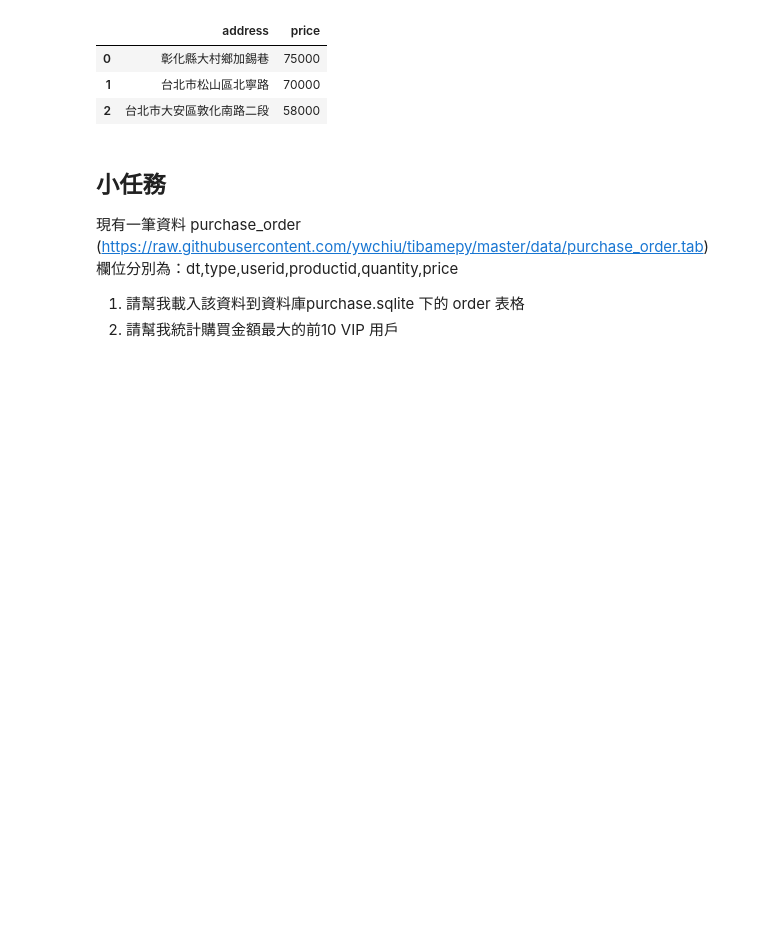
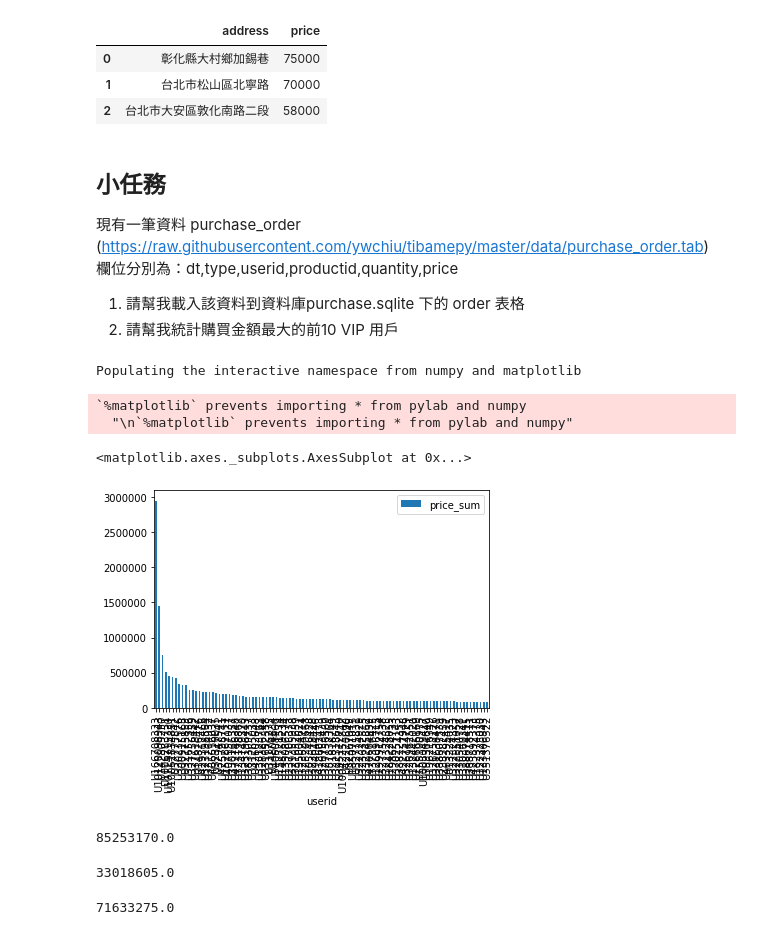
Before and after one commit to ywchiu/taipeifubon, a Jupyter notebook: Demo20200320.ipynb, the cells around one changed output. Saved outputs shown, nothing was run; the diff lists cells and outputs as text; code cells hidden in the pictures; blank space fills up the shorter version.

```diff
--- a/Demo20200320.ipynb
+++ b/Demo20200320.ipynb
@@ -208,3 +208,25 @@ df2
 欄位分別為：dt,type,userid,productid,quantity,price
 1. 請幫我載入該資料到資料庫purchase.sqlite 下的 order 表格
 2. 請幫我統計購買金額最大的前10 VIP 用戶
+# %%
+import pandas
+url = 'https://raw.githubusercontent.com/ywchiu/tibamepy/master/data/purchase_order.tab'
+df = pandas.read_csv(url, sep = '\t', names = ['dt','type','userid','productid','quantity','price'])
+# %%
+import sqlite3 as lite
+with lite.connect('purchase.sqlite') as db:
+    df.to_sql('order2', con = db, if_exists='replace')
+# %%
+with lite.connect('purchase.sqlite') as db:
+    #df2 = pandas.read_sql_query('SELECT userid, SUM(quantity * price) AS price_sum FROM order2 GROUP BY userid ORDER BY price_sum DESC LIMIT 10', con = db)
+    df3 = pandas.read_sql_query('SELECT userid, SUM(quantity * price) AS price_sum FROM order2 GROUP BY userid ORDER BY price_sum DESC', con = db)
+    df2 = pandas.read_sql_query('SELECT userid, SUM(quantity * price) AS price_sum FROM order2 GROUP BY userid ORDER BY price_sum DESC LIMIT 100', con = db)
+# %%
+% pylab inline
+df2.plot(x='userid', y='price_sum', kind = 'bar')
+# %% [output]
+Populating the interactive namespace from numpy and matplotlib
+`%matplotlib` prevents importing * from pylab and numpy
+  "\n`%matplotlib` prevents importing * from pylab and numpy"
+<matplotlib.axes._subplots.AxesSubplot at 0x...>
+[figure, added]
@@ -210,0 +240,12 @@ df2
+# %%
+user_purchase.iloc[0:top20,1].sum()
+# %% [output]
+85253170.0
+# %%
+user_purchase.iloc[top20:,1].sum()
+# %% [output]
+33018605.0
+# %%
+user_purchase.iloc[0:top10,1].sum()
+# %% [output]
+71633275.0
```
Also changed, not shown: parts of 18 cells of this notebook.
